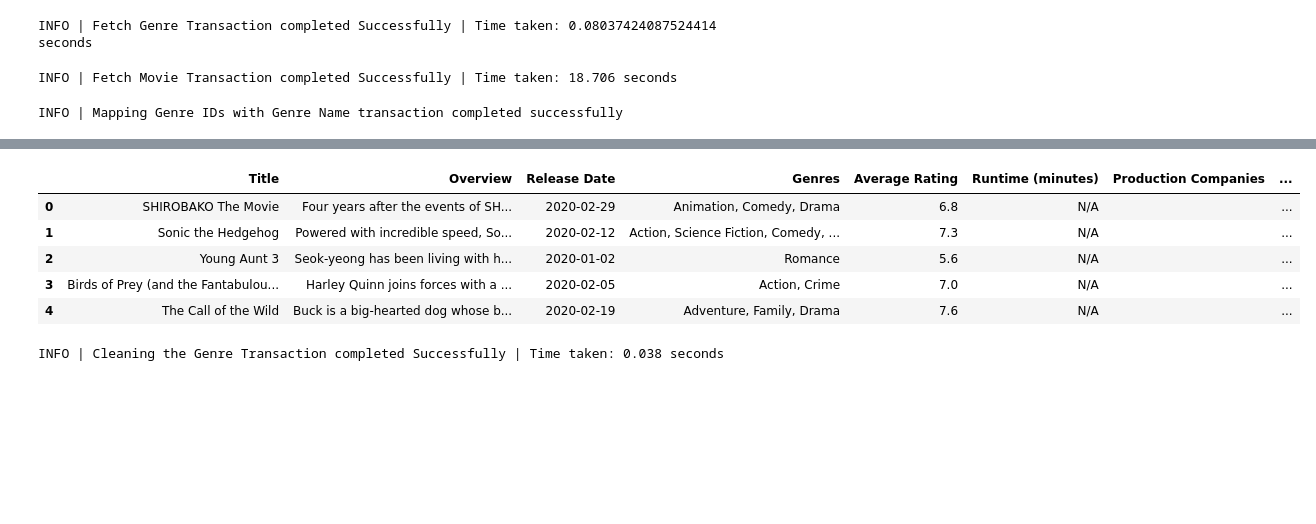
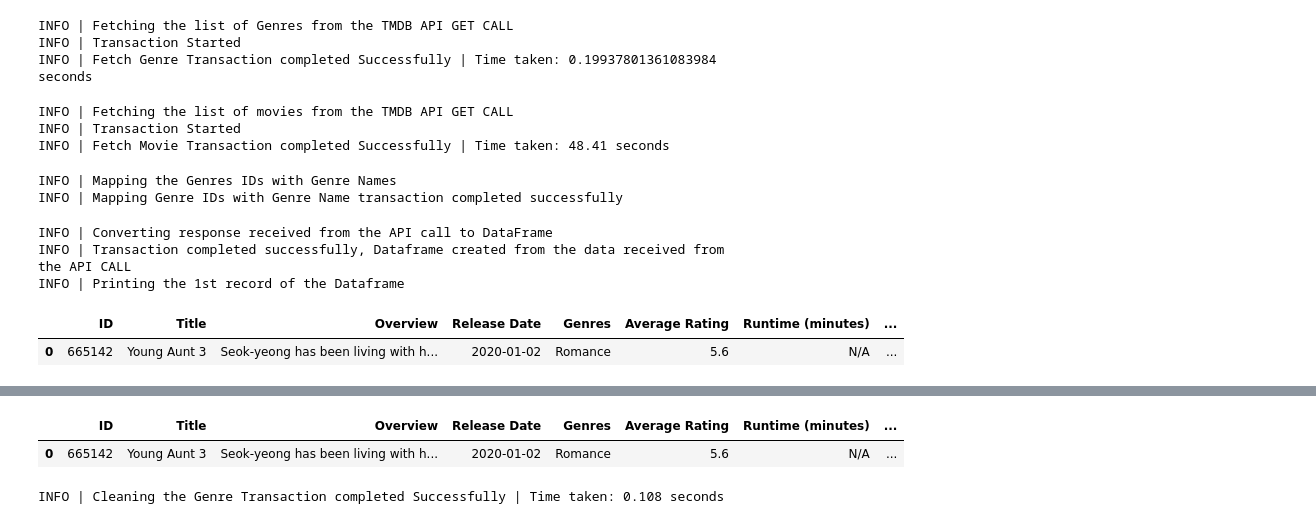
Before and after one commit to dmarshACSIT/SENG8080-23F-Sec-1, a Jupyter notebook: Project Team 8/ingestion/The movie Dataset.ipynb, the cells around one changed output, grey strips where cells are left out. Saved outputs shown, nothing was run; the diff lists cells and outputs as text; code cells hidden in the pictures; blank space fills up the shorter version.

Commit message:
Updated code base for ingestion, data processing and data cleaning

```diff
--- a/Project Team 8/ingestion/The movie Dataset.ipynb
+++ b/Project Team 8/ingestion/The movie Dataset.ipynb
@@ -1,4 +1,7 @@
 # %%
+#--------------------------Get The Genre Code Starts Here---------------------------
+
+
 import time
 import requests
 
@@ -13,6 +16,8 @@ genre_endpoint = 'genre/movie/list'
 genre_params = {'api_key': api_key}
 
 start_time = time.time()
+print("INFO | Fetching the list of Genres from the TMDB API GET CALL")
+print("INFO | Transaction Started")
 response = requests.get(base_url + genre_endpoint, params=genre_params)
 
 if response.status_code == 200:
@@ -24,29 +29,32 @@ if response.status_code == 200:
     print(f"INFO | Fetch Genre Transaction completed Successfully | Time taken: {elapsed_time} seconds")
 else:
     print('ERROR | Error fetching genre data:', response.status_code)
+
+#--------------------------Get The Genre Code Ends Here---------------------------
 # %% [output]
-INFO | Fetch Genre Transaction completed Successfully | Time taken: 0.08037424087524414 seconds
+INFO | Fetching the list of Genres from the TMDB API GET CALL
+INFO | Transaction Started
+INFO | Fetch Genre Transaction completed Successfully | Time taken: 0.19937801361083984 seconds
 # %%
+#--------------------------Get The Movie list with specified Date range Code Starts Here ---------------------------
 import requests
-
+import time
 
 api_key = '48ce7f0a023cb3f3f4eb6027cff4f84f'
-
-
 base_url = 'https://api.themoviedb.org/3/'
-
-
 endpoint = 'discover/movie'
 params = {
     'api_key': api_key,
     'primary_release_date.gte': '2020-01-01',
-    'primary_release_date.lte': '2022-02-31',
+    'primary_release_date.lte': '2020-01-31',
+    'append_to_response': 'id'
 }
-
 
 all_movies = []
 start_time = time.time()
 page = 1
+print("INFO | Fetching the list of movies from the TMDB API GET CALL")
+print("INFO | Transaction Started")
 while True:
     params['page'] = page
     response = requests.get(base_url + endpoint, params=params)
@@ -66,33 +74,40 @@ elapsed_time = end_time - start_time
 elapsed_time = round(elapsed_time, 3)
 print(f"INFO | Fetch Movie Transaction completed Successfully | Time taken: {elapsed_time} seconds")
 
-#print all the title of the movies
+# Print all the titles and IDs of the movies
 #for movie in all_movies:
-#    print(movie['title'])
+#    print(f"Title: {movie['title']}, ID: {movie['id']}")
+
+
+#--------------------------Get The Movie list with specified Date range Code Ends Here ---------------------------
 # %% [output]
-INFO | Fetch Movie Transaction completed Successfully | Time taken: 18.706 seconds
+INFO | Fetching the list of movies from the TMDB API GET CALL
+INFO | Transaction Started
+INFO | Fetch Movie Transaction completed Successfully | Time taken: 48.41 seconds
 # %%
 #map the genre
 genre_name_map = {genre_id: genre_name for genre_id, genre_name in genre_data.items()}
 
 # Iterate through all movies and replace genre IDs with genre names
+print("INFO | Mapping the Genres IDs with Genre Names")
 for movie in all_movies:
     genre_ids = movie.get('genre_ids', [])
     genre_names = [genre_name_map.get(genre_id, 'Unknown') for genre_id in genre_ids]
     movie['genres'] = genre_names
 print("INFO | Mapping Genre IDs with Genre Name transaction completed successfully")
 # %% [output]
+INFO | Mapping the Genres IDs with Genre Names
 INFO | Mapping Genre IDs with Genre Name transaction completed successfully
 # %%
 import pandas as pd
-
-# Assuming you've already retrieved 'all_movies' and mapped genre names to each movie
 
 # Create a list of dictionaries, where each dictionary represents a movie
 movies_data = []
 
+print("INFO | Converting response received from the API call to DataFrame ")
 for movie in all_movies:
     movie_data = {
+        'ID': movie.get('id', 'N/A'),  # Add movie ID
         'Title': movie.get('title', 'N/A'),
         'Overview': movie.get('overview', 'N/A'),
         'Release Date': movie.get('release_date', 'N/A'),
@@ -106,5 +121,14 @@ for movie in all_movies:
 
 # Create a DataFrame from the list of movie data
 movie_df = pd.DataFrame(movies_data)
+print("INFO | Transaction completed successfully, Dataframe created from the data received from the API CALL")
+print("INFO | Printing the 1st record of the Dataframe")
+movie_df.head(1)
+# %% [output]
+INFO | Converting response received from the API call to DataFrame
+INFO | Transaction completed successfully, Dataframe created from the data received from the API CALL
+INFO | Printing the 1st record of the Dataframe
+|  | ID | Title | Overview | Release Date | Genres | Average Rating | Runtime (minutes) | ... |
+| 0 | 665142 | Young Aunt 3 | Seok-yeong has been living with h... | 2020-01-02 | Romance | 5.6 | N/A | ... |
 # %%
 #print the columns to check what all sorts of data do we have in response received from the API.
@@ -134,18 +154,14 @@ vote_average
 vote_count
 genres
 # %%
-movie_df.head()
+movie_df.head(1)
 # %% [output]
-|  | Title | Overview | Release Date | Genres | Average Rating | Runtime (minutes) | Production Companies | ... |
-| 0 | SHIROBAKO The Movie | Four years after the events of SH... | 2020-02-29 | Animation, Comedy, Drama | 6.8 | N/A |  | ... |
-| 1 | Sonic the Hedgehog | Powered with incredible speed, So... | 2020-02-12 | Action, Science Fiction, Comedy, ... | 7.3 | N/A |  | ... |
-| 2 | Young Aunt 3 | Seok-yeong has been living with h... | 2020-01-02 | Romance | 5.6 | N/A |  | ... |
-| 3 | Birds of Prey (and the Fantabulou... | Harley Quinn joins forces with a ... | 2020-02-05 | Action, Crime | 7.0 | N/A |  | ... |
-| 4 | The Call of the Wild | Buck is a big-hearted dog whose b... | 2020-02-19 | Adventure, Family, Drama | 7.6 | N/A |  | ... |
+|  | ID | Title | Overview | Release Date | Genres | Average Rating | Runtime (minutes) | ... |
+| 0 | 665142 | Young Aunt 3 | Seok-yeong has been living with h... | 2020-01-02 | Romance | 5.6 | N/A | ... |
 # %%
-#cleaning the data as multiple genres are getting populated in same column to deal with it we are splitting the genre in multiple columns
 import pandas as pd
 start_time = time.time()
+
 # Assuming you've already retrieved 'all_movies' and mapped genre names to each movie
 
 # Create a list of dictionaries, where each dictionary represents a movie
@@ -155,6 +171,7 @@ movies_data = []
 unique_genres = set()
 
 for movie in all_movies:
+    movie_id = movie.get('id', 'N/A')  # Add movie ID
     title = movie.get('title', 'N/A')
     overview = movie.get('overview', 'N/A')
     release_date = movie.get('release_date', 'N/A')
@@ -169,6 +186,7 @@ for movie in all_movies:
     unique_genres.update(genre_names)
 
     movie_data = {
+        'ID': movie_id,  # Include movie ID
         'Title': title,
         'Overview': overview,
         'Release Date': release_date,
@@ -182,7 +200,6 @@ for movie in all_movies:
         movie_data[genre] = 1  # Set a value of 1 for the genre column
     movies_data.append(movie_data)
 
-
 # Create a DataFrame from the list of movie data
 movie_df = pd.DataFrame(movies_data)
 
@@ -195,9 +212,9 @@ movie_df.reset_index(drop=True, inplace=True)
 end_time = time.time()
 elapsed_time = end_time - start_time
 elapsed_time = round(elapsed_time, 3)
-print(f"INFO | Cleaning the Genre Transaction completed Successfully | Time taken: {elapsed_time} seconds")
+print(f"INFO | Cleaning, Genre Transaction completed Successfully | Time taken: {elapsed_time} seconds")
 # %% [output]
-INFO | Cleaning the Genre Transaction completed Successfully | Time taken: 0.038 seconds
+INFO | Cleaning the Genre Transaction completed Successfully | Time taken: 0.108 seconds
 # %%
 movie_df.head()
 #after processing the Genreids with Genre names we have dataframe as seen as below
```
Also changed, not shown: parts of 9 cells of this notebook.
